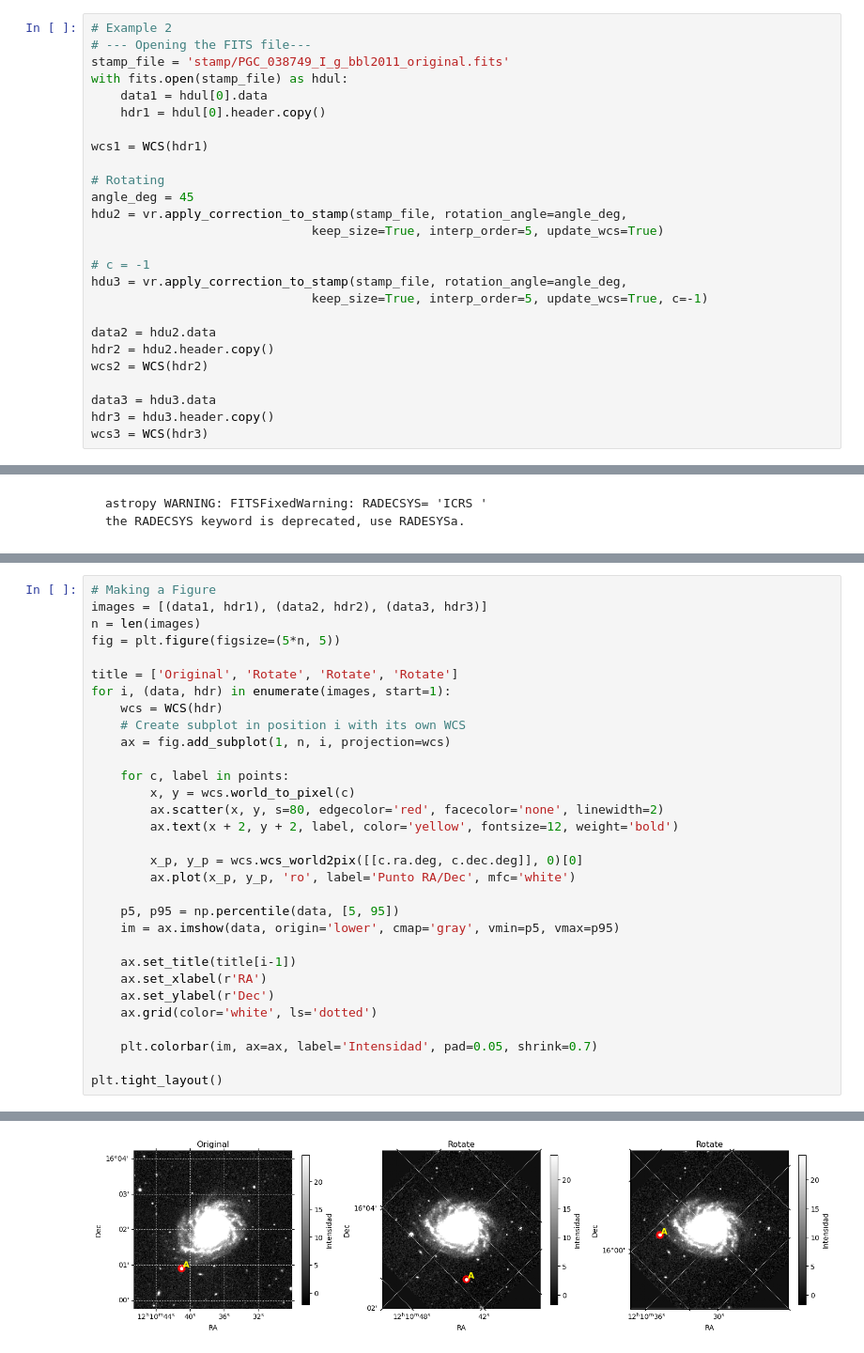
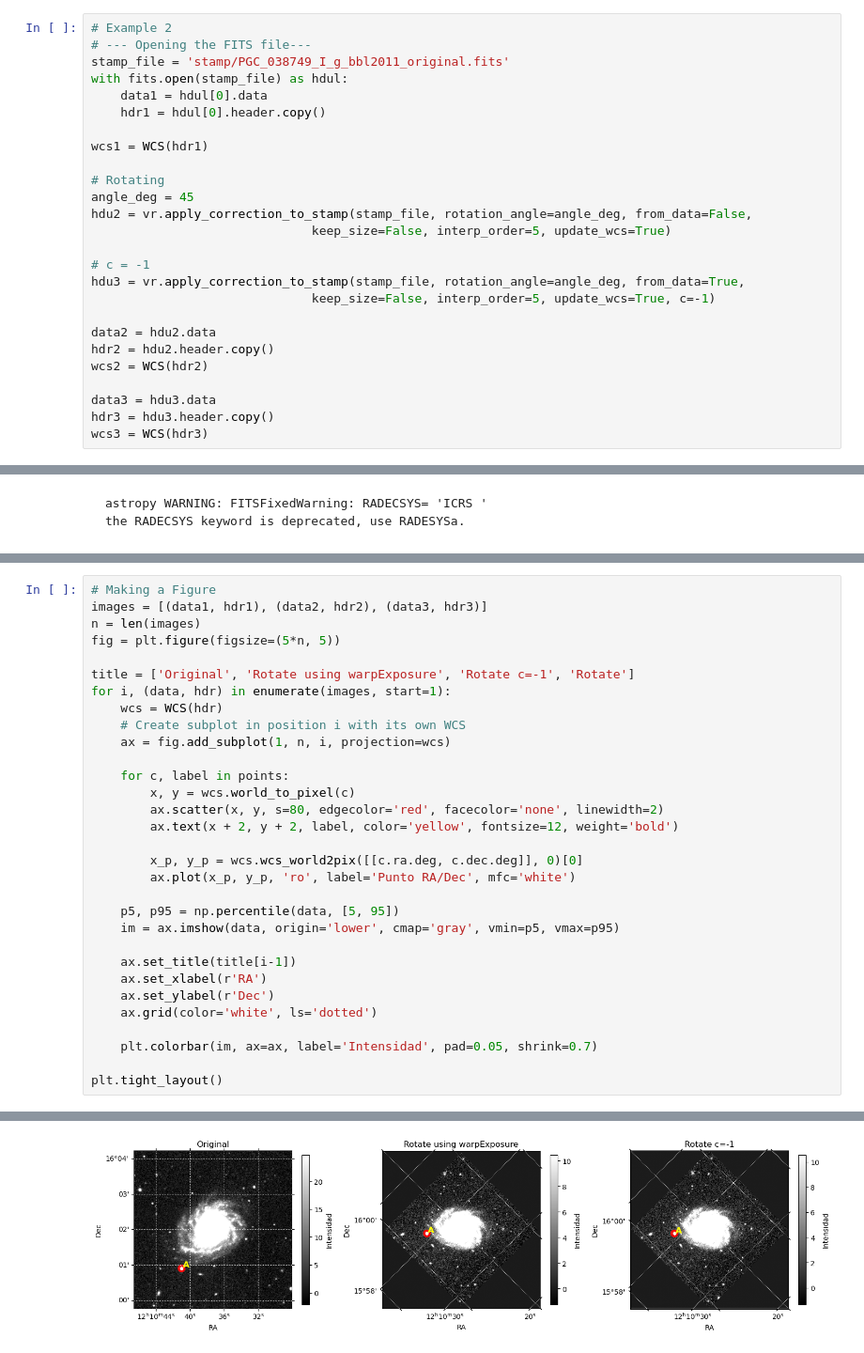
Before and after one commit to Mandy8808/Coadd_VeraRubin, a Jupyter notebook: examples/vr_rotation_example.ipynb, the cells around one changed output, grey strips where cells are left out. Shown at 94% size. Saved outputs shown, nothing was run; the diff lists cells and outputs as text.

```diff
--- a/examples/vr_rotation_example.ipynb
+++ b/examples/vr_rotation_example.ipynb
@@ -120,12 +120,12 @@ wcs1 = WCS(hdr1)
 
 # Rotating
 angle_deg = 45
-hdu2 = vr.apply_correction_to_stamp(stamp_file, rotation_angle=angle_deg,
-                              keep_size=True, interp_order=5, update_wcs=True)
+hdu2 = vr.apply_correction_to_stamp(stamp_file, rotation_angle=angle_deg, from_data=False,
+                              keep_size=False, interp_order=5, update_wcs=True)
 
 # c = -1
-hdu3 = vr.apply_correction_to_stamp(stamp_file, rotation_angle=angle_deg,
-                              keep_size=True, interp_order=5, update_wcs=True, c=-1)
+hdu3 = vr.apply_correction_to_stamp(stamp_file, rotation_angle=angle_deg, from_data=True,
+                              keep_size=False, interp_order=5, update_wcs=True, c=-1)
 
 data2 = hdu2.data
 hdr2 = hdu2.header.copy()
@@ -184,7 +184,7 @@ images = [(data1, hdr1), (data2, hdr2), (data3, hdr3)]
 n = len(images)
 fig = plt.figure(figsize=(5*n, 5))
 
-title = ['Original', 'Rotate', 'Rotate', 'Rotate']
+title = ['Original', 'Rotate using warpExposure', 'Rotate c=-1', 'Rotate']
 for i, (data, hdr) in enumerate(images, start=1):
     wcs = WCS(hdr)
     # Create subplot in position i with its own WCS
@@ -216,4 +216,4 @@ astropy WARNING: FITSFixedWarning: RADECSYS= 'ICRS ' the RADECSYS keyword is dep
 WARNING: FITSFixedWarning: RADECSYS= 'ICRS '
 the RADECSYS keyword is deprecated, use RADESYSa. [astropy.wcs.wcs]
 astropy WARNING: FITSFixedWarning: RADECSYS= 'ICRS ' the RADECSYS keyword is deprecated, use RADESYSa.
-[figure, old version]
+[figure, new version]
```
Also changed, not shown: parts of 2 cells of this notebook, 2 other files.
